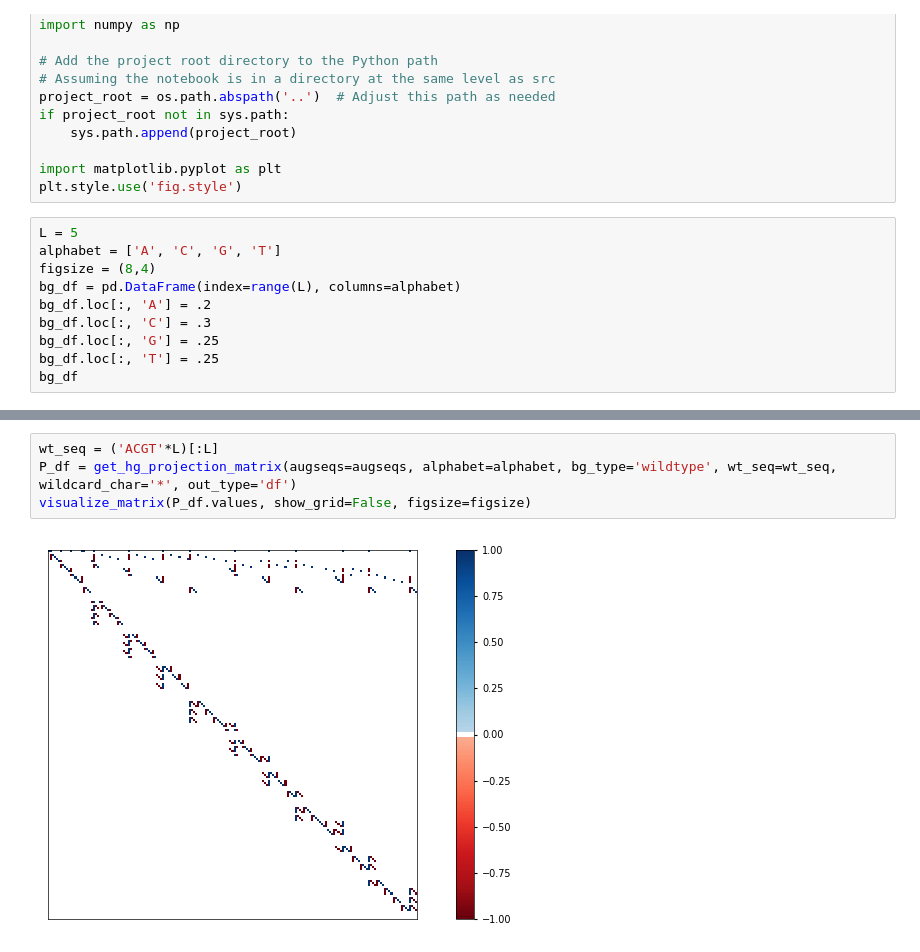
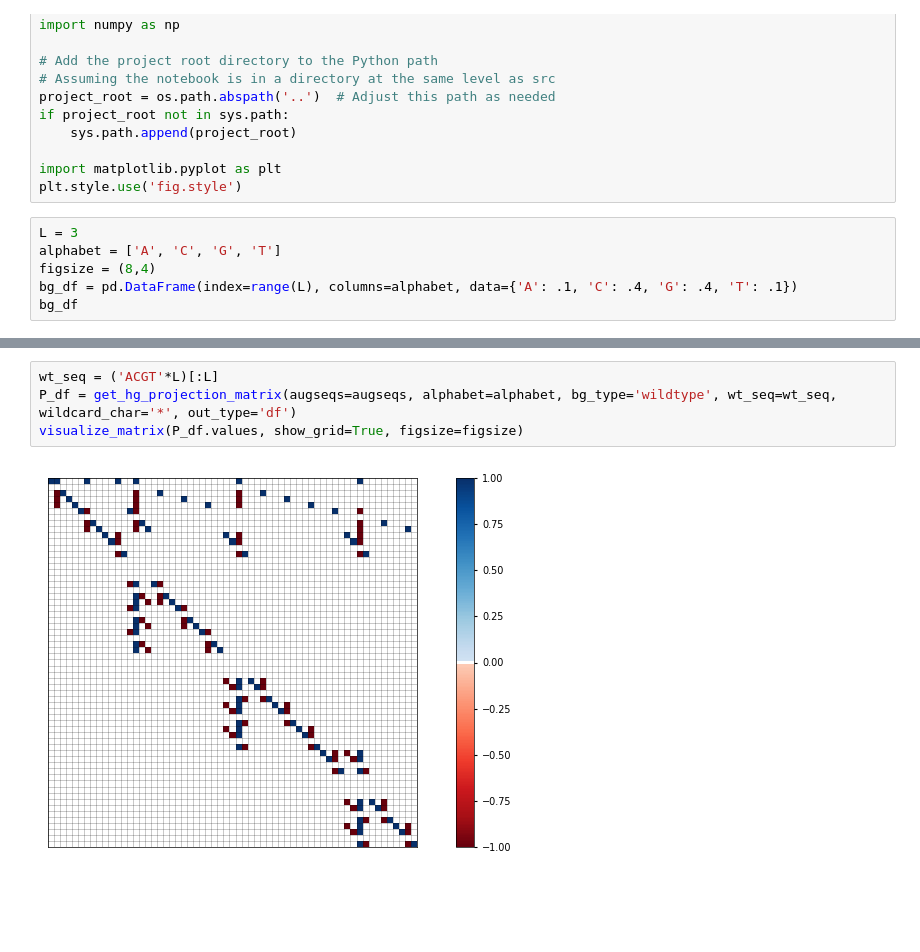
Before and after one commit to jbkinney/25_gaugefixer, a Jupyter notebook: scratch.ipynb, the cells around one changed output, grey strips where cells are left out. Cells and saved outputs as stored; diff of their text form; blank space fills up the shorter version.

```diff
--- a/scratch.ipynb
+++ b/scratch.ipynb
@@ -13,14 +13,10 @@ if project_root not in sys.path:
 import matplotlib.pyplot as plt
 plt.style.use('fig.style')
 # %%
-L = 5
+L = 3
 alphabet = ['A', 'C', 'G', 'T']
 figsize = (8,4)
-bg_df = pd.DataFrame(index=range(L), columns=alphabet)
-bg_df.loc[:, 'A'] = .2
-bg_df.loc[:, 'C'] = .3
-bg_df.loc[:, 'G'] = .25
-bg_df.loc[:, 'T'] = .25
+bg_df = pd.DataFrame(index=range(L), columns=alphabet, data={'A': .1, 'C': .4, 'G': .4, 'T': .1})
 bg_df
 # %% [output]
 |  | A | C | G | T |
@@ -71,6 +65,6 @@ visualize_matrix(P_df.values, show_grid=False, figsize=figsize)
 # %%
 wt_seq = ('ACGT'*L)[:L]
 P_df = get_hg_projection_matrix(augseqs=augseqs, alphabet=alphabet, bg_type='wildtype', wt_seq=wt_seq, wildcard_char='*', out_type='df')
-visualize_matrix(P_df.values, show_grid=False, figsize=figsize)
+visualize_matrix(P_df.values, show_grid=True, figsize=figsize)
 # %% [output]
-[figure, old version]
+[figure, new version]
```
Also changed, not shown: parts of 5 cells of this notebook, 3 other files.
